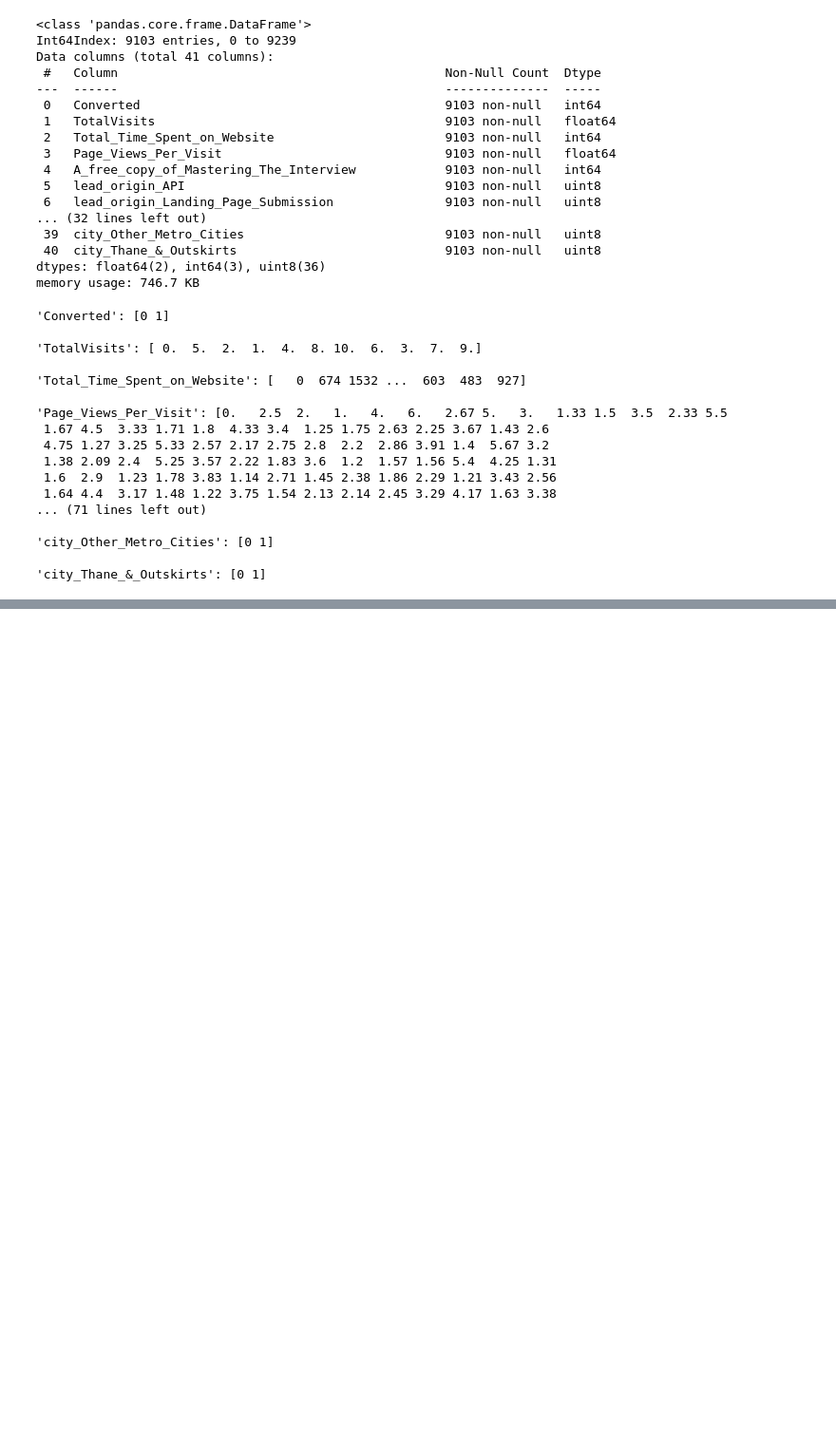
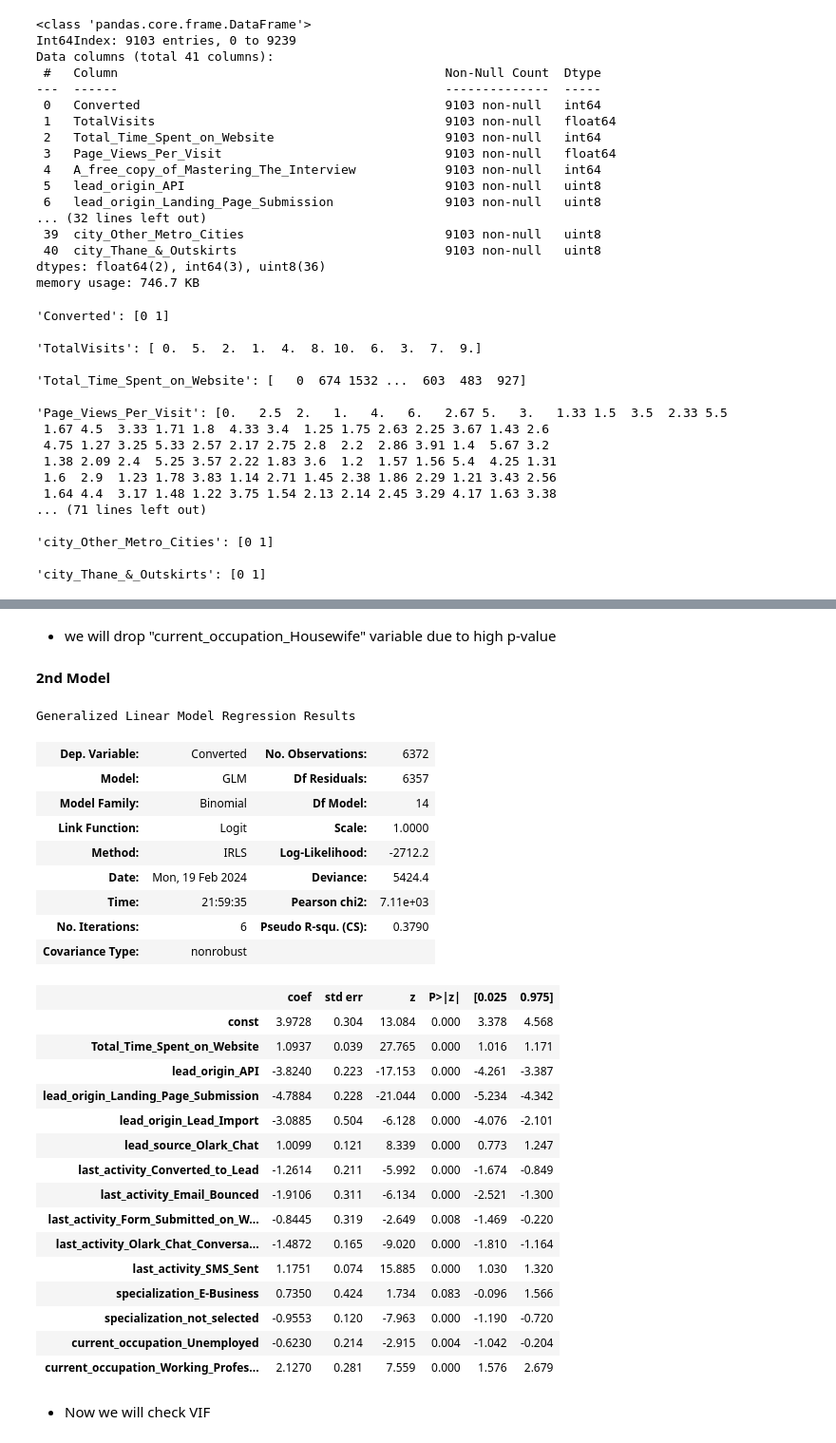
Before and after one commit to BharatPanera/lead_scoring_case_study, a Jupyter notebook: lead_scoring.ipynb, the cells around one changed output, grey strips where cells are left out. Shown at 95% size. Saved outputs shown, nothing was run; the diff lists cells and outputs as text; code cells hidden in the pictures; blank space fills up the shorter version.

```diff
--- a/lead_scoring.ipynb
+++ b/lead_scoring.ipynb
@@ -1497,0 +1708,47 @@ get_unique_vals(lead_data)
+# %% [markdown]
+- we will drop "current_occupation_Housewife" variable due to high p-value
+# %%
+rfe_supported_cols = rfe_supported_cols.drop('current_occupation_Housewife', 1)
+# %% [markdown]
+**2nd Model**
+# %%
+# Adding the constant
+X_train_model = sm.add_constant(X_train[rfe_supported_cols])
+
+# Creating the model
+lr_sm2 = sm.GLM(y_train,X_train_model, family = sm.families.Binomial())
+
+# fit the model
+lr_sm_model = lr_sm2.fit()
+
+#parameters of the model
+lr_sm_model.summary()
+# %% [output]
+Generalized Linear Model Regression Results
+| Dep. Variable: | Converted | No. Observations: | 6372 |
+| Model: | GLM | Df Residuals: | 6357 |
+| Model Family: | Binomial | Df Model: | 14 |
+| Link Function: | Logit | Scale: | 1.0000 |
+| Method: | IRLS | Log-Likelihood: | -2712.2 |
+| Date: | Mon, 19 Feb 2024 | Deviance: | 5424.4 |
+| Time: | 21:59:35 | Pearson chi2: | 7.11e+03 |
+| No. Iterations: | 6 | Pseudo R-squ. (CS): | 0.3790 |
+| Covariance Type: | nonrobust |  |  |
+|  | coef | std err | z | P>|z| | [0.025 | 0.975] |
+| const | 3.9728 | 0.304 | 13.084 | 0.000 | 3.378 | 4.568 |
+| Total_Time_Spent_on_Website | 1.0937 | 0.039 | 27.765 | 0.000 | 1.016 | 1.171 |
+| lead_origin_API | -3.8240 | 0.223 | -17.153 | 0.000 | -4.261 | -3.387 |
+| lead_origin_Landing_Page_Submission | -4.7884 | 0.228 | -21.044 | 0.000 | -5.234 | -4.342 |
+| lead_origin_Lead_Import | -3.0885 | 0.504 | -6.128 | 0.000 | -4.076 | -2.101 |
+| lead_source_Olark_Chat | 1.0099 | 0.121 | 8.339 | 0.000 | 0.773 | 1.247 |
+| last_activity_Converted_to_Lead | -1.2614 | 0.211 | -5.992 | 0.000 | -1.674 | -0.849 |
+| last_activity_Email_Bounced | -1.9106 | 0.311 | -6.134 | 0.000 | -2.521 | -1.300 |
+| last_activity_Form_Submitted_on_W... | -0.8445 | 0.319 | -2.649 | 0.008 | -1.469 | -0.220 |
+| last_activity_Olark_Chat_Conversa... | -1.4872 | 0.165 | -9.020 | 0.000 | -1.810 | -1.164 |
+| last_activity_SMS_Sent | 1.1751 | 0.074 | 15.885 | 0.000 | 1.030 | 1.320 |
+| specialization_E-Business | 0.7350 | 0.424 | 1.734 | 0.083 | -0.096 | 1.566 |
+| specialization_not_selected | -0.9553 | 0.120 | -7.963 | 0.000 | -1.190 | -0.720 |
+| current_occupation_Unemployed | -0.6230 | 0.214 | -2.915 | 0.004 | -1.042 | -0.204 |
+| current_occupation_Working_Profes... | 2.1270 | 0.281 | 7.559 | 0.000 | 1.576 | 2.679 |
+# %% [markdown]
+- Now we will check VIF
```
Also changed, not shown: parts of 46 cells of this notebook.
